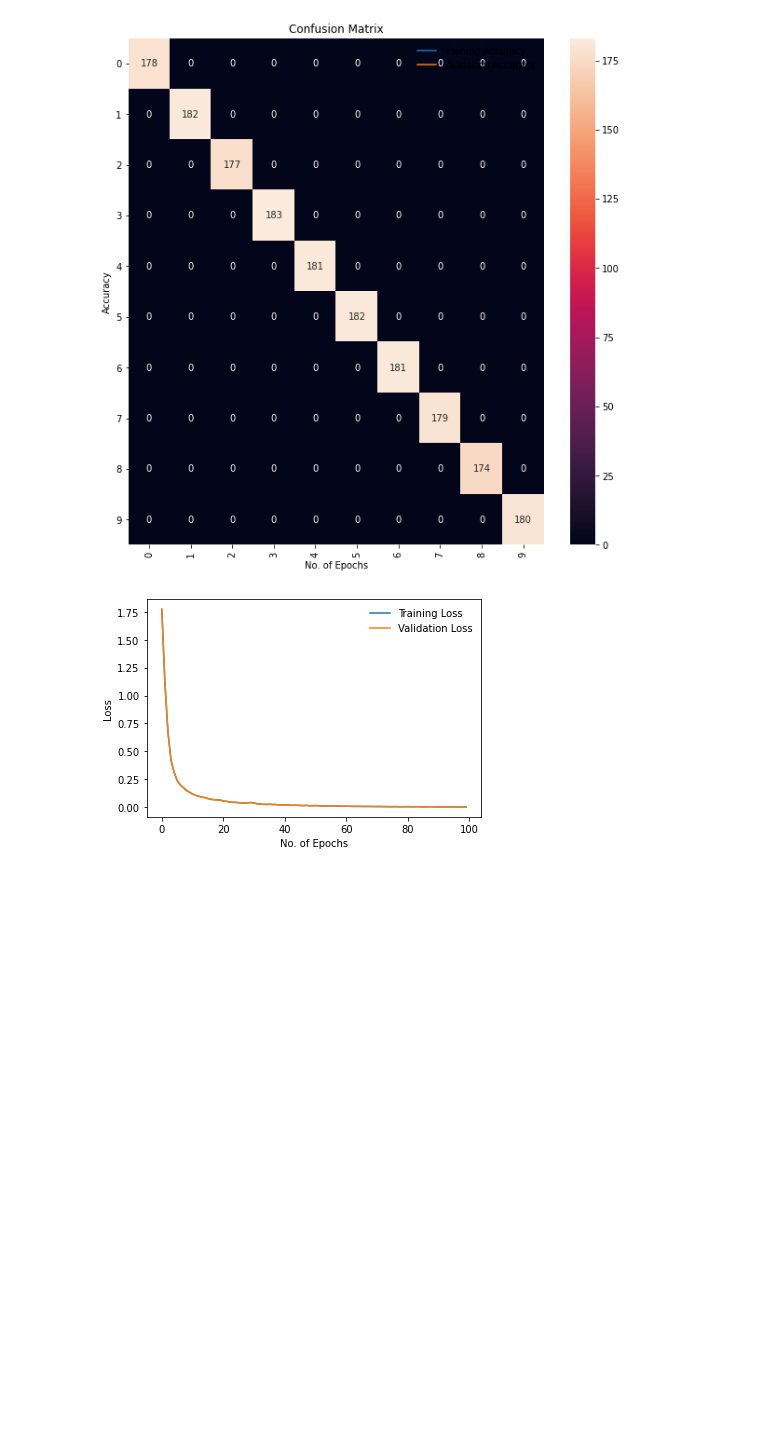
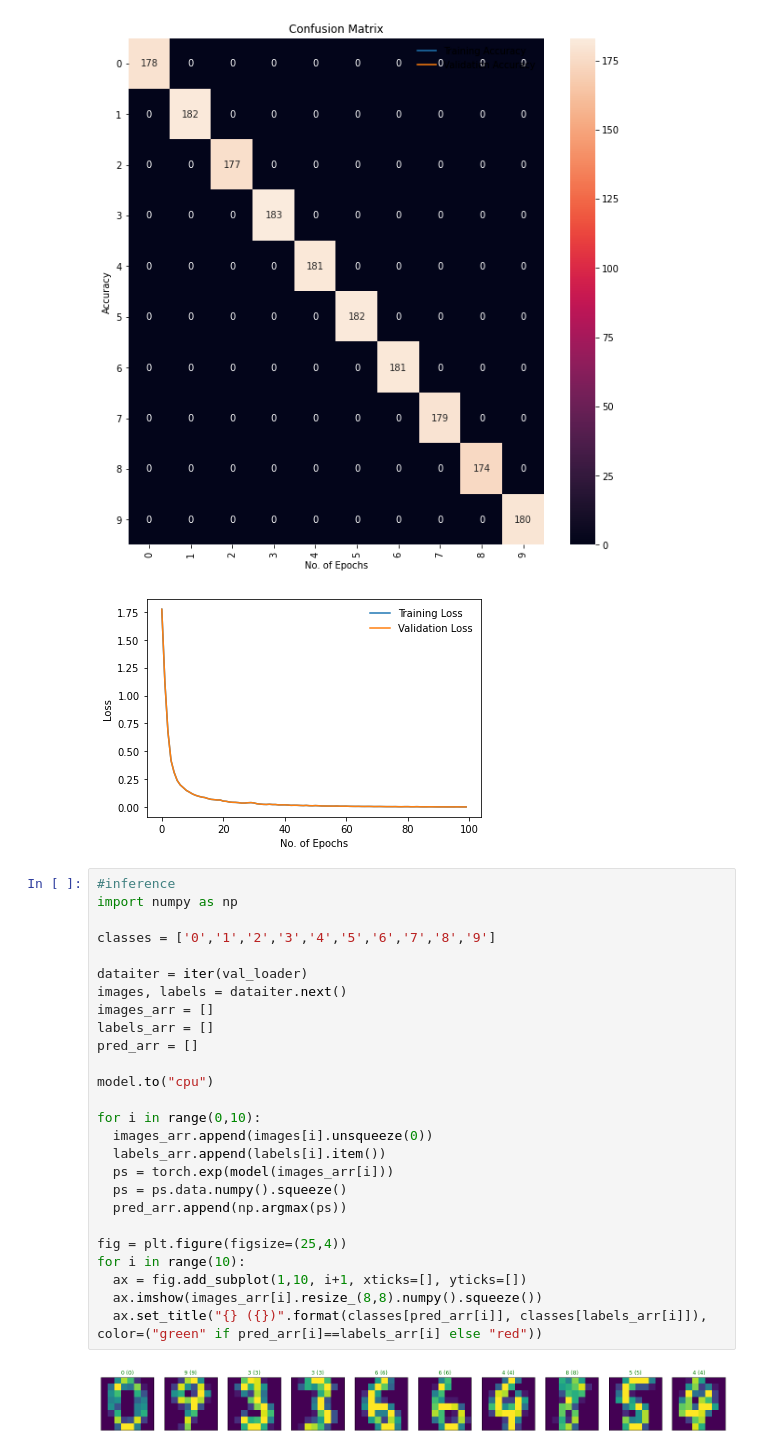
Before and after one commit to JayJihyunKim/workbooks, a Jupyter notebook: MLP_Basic_Improved.ipynb, the cells around one changed output. Saved outputs shown, nothing was run; the diff lists cells and outputs as text; blank space fills up the shorter version.

```diff
--- a/MLP_Basic_Improved.ipynb
+++ b/MLP_Basic_Improved.ipynb
@@ -231,3 +231,31 @@ Training Results - Epoch: 100 Avg accuracy: 100.0000 Avg loss: 0.0023
 Validation Results - Epoch: 100 Avg accuracy: 100.0000 Avg loss: 0.0023
 [figure]
 [figure]
+# %%
+#inference
+import numpy as np
+
+classes = ['0','1','2','3','4','5','6','7','8','9']
+
+dataiter = iter(val_loader)
+images, labels = dataiter.next()
+images_arr = []
+labels_arr = []
+pred_arr = []
+
+model.to("cpu")
+
+for i in range(0,10):
+  images_arr.append(images[i].unsqueeze(0))
+  labels_arr.append(labels[i].item())
+  ps = torch.exp(model(images_arr[i]))
+  ps = ps.data.numpy().squeeze()
+  pred_arr.append(np.argmax(ps))
+
+fig = plt.figure(figsize=(25,4))
+for i in range(10):
+  ax = fig.add_subplot(1,10, i+1, xticks=[], yticks=[])
+  ax.imshow(images_arr[i].resize_(8,8).numpy().squeeze())
+  ax.set_title("{} ({})".format(classes[pred_arr[i]], classes[labels_arr[i]]), color=("green" if pred_arr[i]==labels_arr[i] else "red"))
+# %% [output]
+[figure, added]
```
